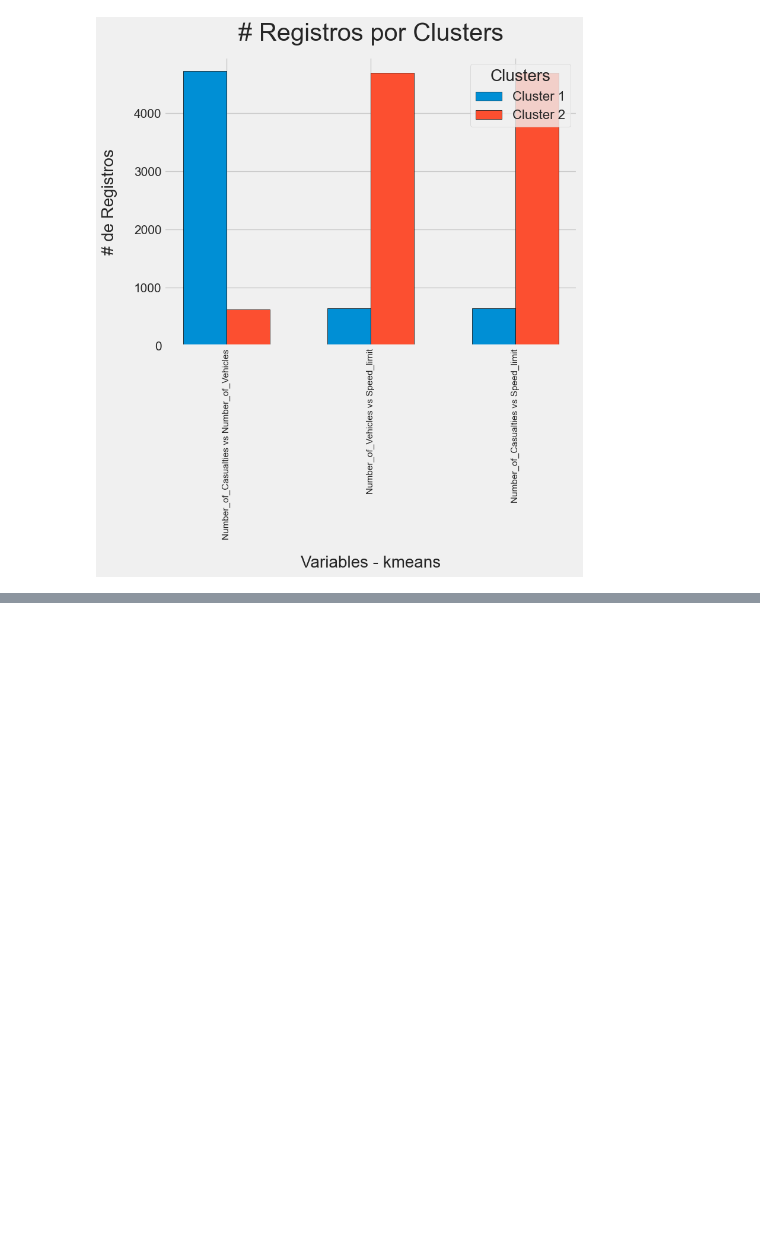
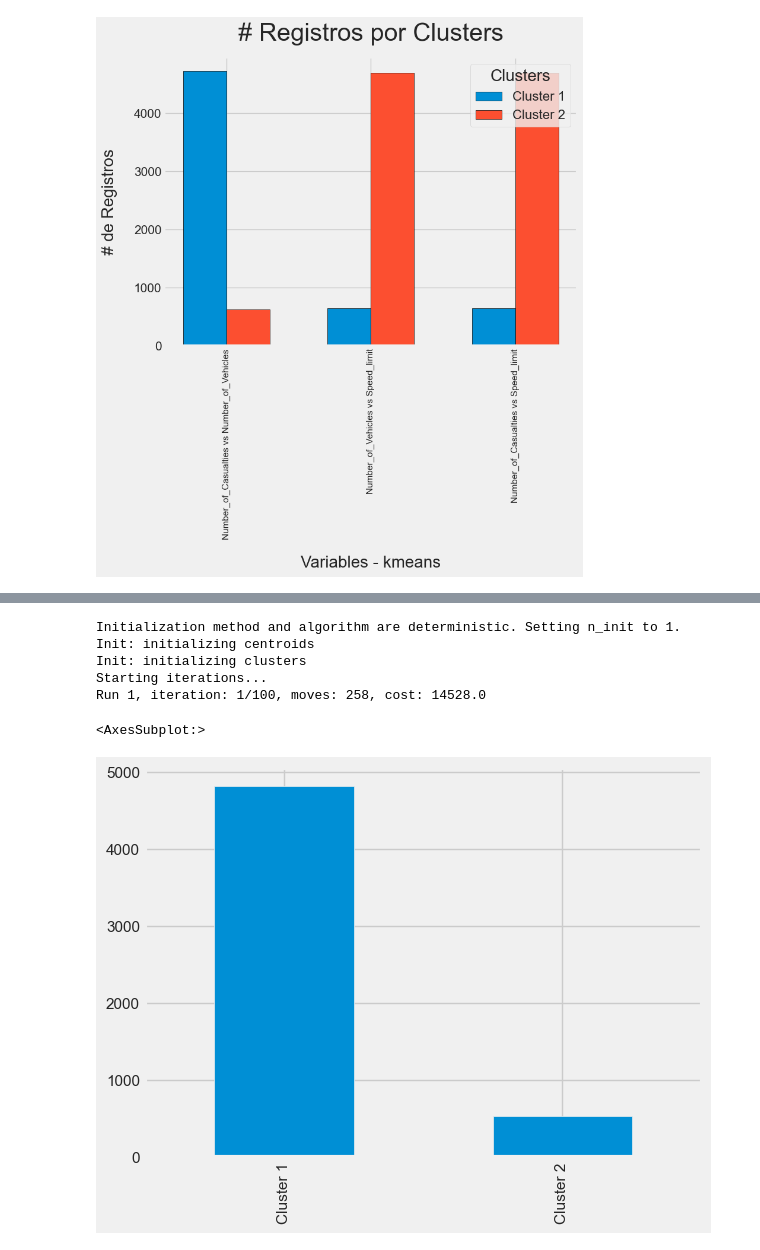
Before and after one commit to Zucaritas-BI/Laboratorio-1, a Jupyter notebook: Lab 1 - Clustering/laboratorio_desarrollo.ipynb, the cells around one changed output, grey strips where cells are left out. Drawn from its saved outputs; the diff is of its cells as text; code cells hidden in the pictures; blank space fills up the shorter version.

```diff
--- a/Lab 1 - Clustering/laboratorio_desarrollo.ipynb
+++ b/Lab 1 - Clustering/laboratorio_desarrollo.ipynb
@@ -888,0 +898,28 @@ ax.tick_params(axis = "y",
+# %%
+# Hacemos la preparacion de los datos para el algoritmo de k-modes, reemplazando las variables categoricas por numeros
+df_accidents_prep4 = df_accidents[categorical_variables]
+df_accidents_prep4 = df_accidents_prep4.replace({'Time': {'Mañana': 0, 'Tarde': 1, 'Noche': 2, 'Madrugada': 3}})
+df_accidents_prep4 = df_accidents_prep4.replace({'Day_of_Week': {'Día laboral': 0, 'Fin de semana': 1, 'Desconocido': 2}})
+df_accidents_prep4 = df_accidents_prep4.replace({'Vehicle_Type': {'bike': 0}})
+
+# Creamos 3 copias del dataframe para realizar la prueba de kmodes en base a 3 diferentes numeros de clusters
+df_accidents_prep4_2 = df_accidents_prep4.copy()
+df_accidents_prep4_3 = df_accidents_prep4.copy()
+df_accidents_prep4_4 = df_accidents_prep4.copy()
+# %%
+# Aplicamos el algoritmo KModes
+km = KModes(n_clusters=2, n_init=5, verbose=1)
+fitClusters = km.fit_predict(df_accidents_prep4)
+
+# Graficamos el resultado
+df_accidents_prep4['Cluster'] = fitClusters
+df_accidents_prep4['Cluster'] = df_accidents_prep4['Cluster'].replace({0: 'Cluster 1', 1: 'Cluster 2'})
+df_accidents_prep4['Cluster'].value_counts().plot(kind='bar')
+# %% [output]
+Initialization method and algorithm are deterministic. Setting n_init to 1.
+Init: initializing centroids
+Init: initializing clusters
+Starting iterations...
+Run 1, iteration: 1/100, moves: 258, cost: 14528.0
+<AxesSubplot:>
+[figure, added]
```
Also changed, not shown: parts of 39 cells of this notebook.
